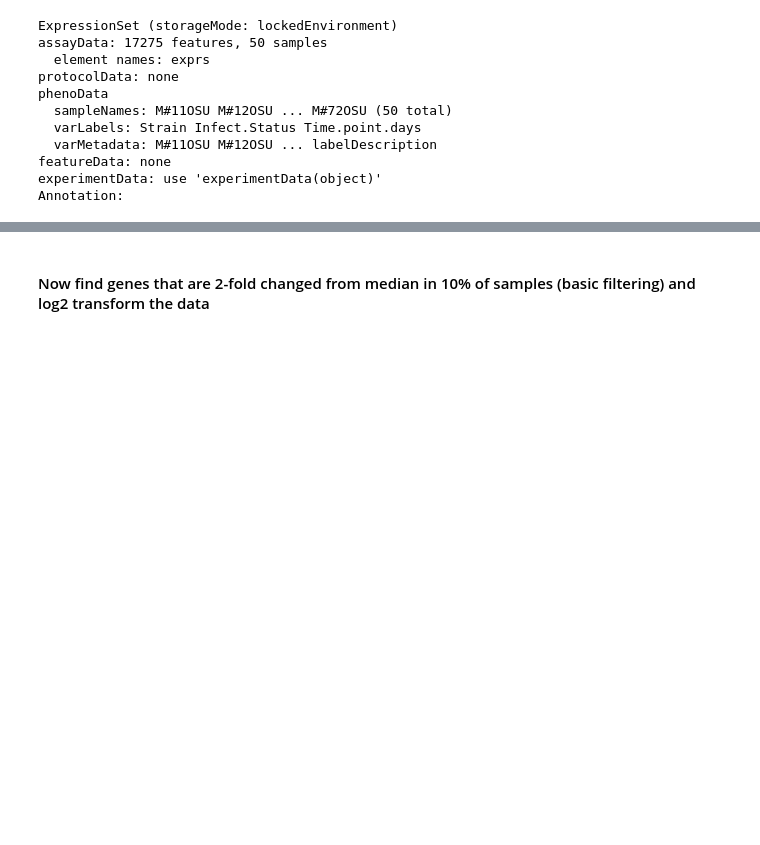
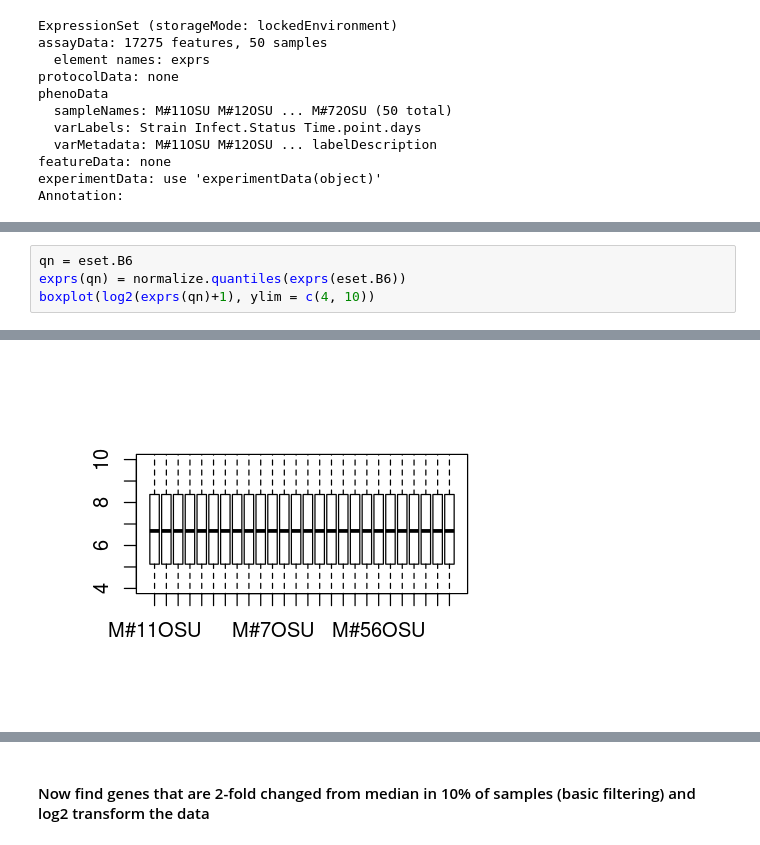
Before and after one commit to remi10001/TB, a Jupyter notebook: Time Since Infection RNA_Paper_Analysis.ipynb, the cells around one changed output, grey strips where cells are left out. Saved outputs shown, nothing was run; the diff lists cells and outputs as text; blank space fills up the shorter version.

```diff
--- a/Time Since Infection RNA_Paper_Analysis.ipynb
+++ b/Time Since Infection RNA_Paper_Analysis.ipynb
@@ -133,0 +138,5 @@ Warning message in boxplot(log2(exprs(eset.B6)), ylim = c(0, 12)):
+# %%
+qn = eset.B6
+exprs(qn) = normalize.quantiles(exprs(eset.B6))
+boxplot(log2(exprs(qn)+1), ylim = c(4, 10))
+# %% [output]
@@ -133,0 +145 @@ Warning message in boxplot(log2(exprs(eset.B6)), ylim = c(0, 12)):
+[figure, added]
```
Also changed, not shown: parts of 54 cells of this notebook.
